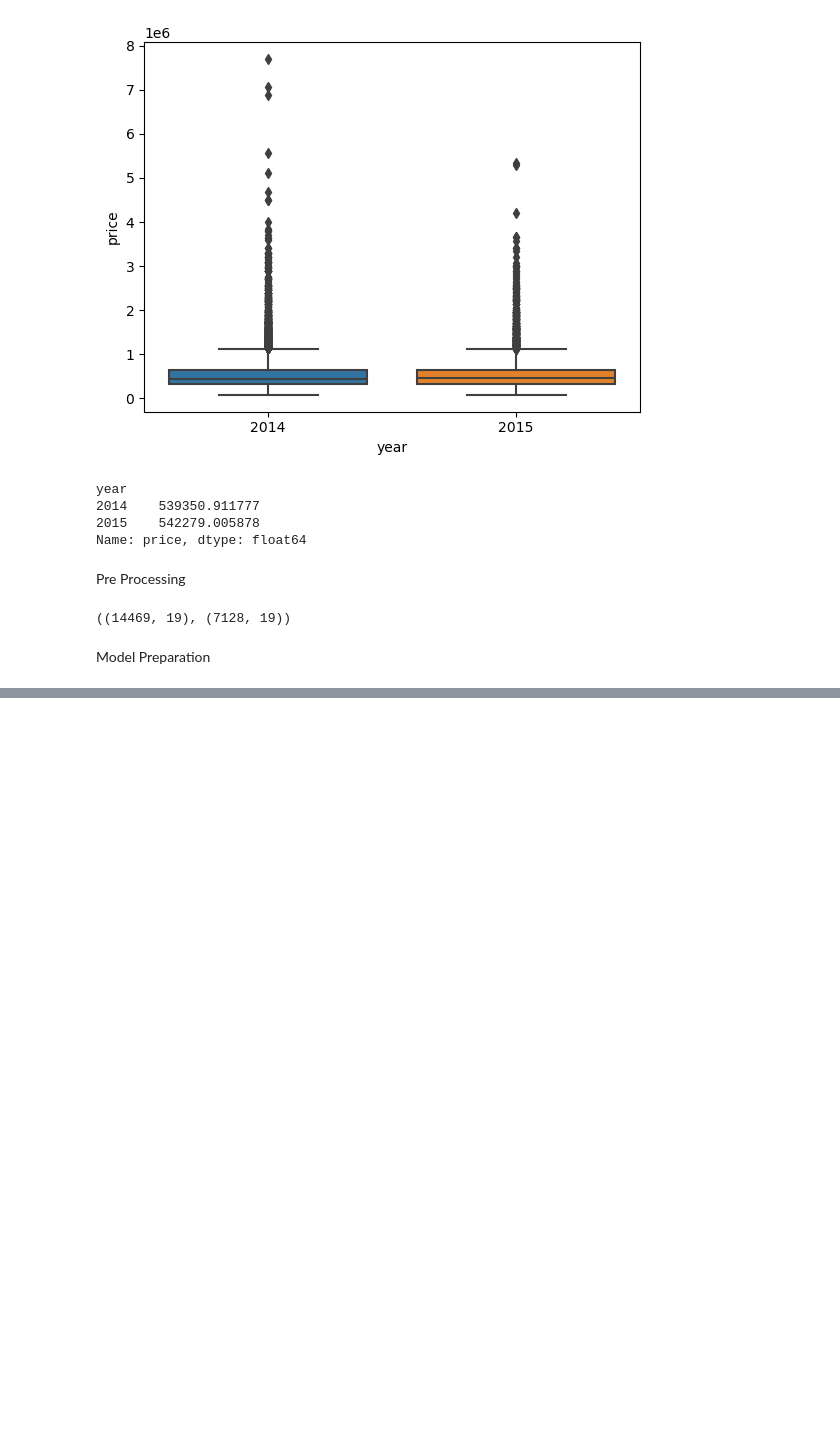
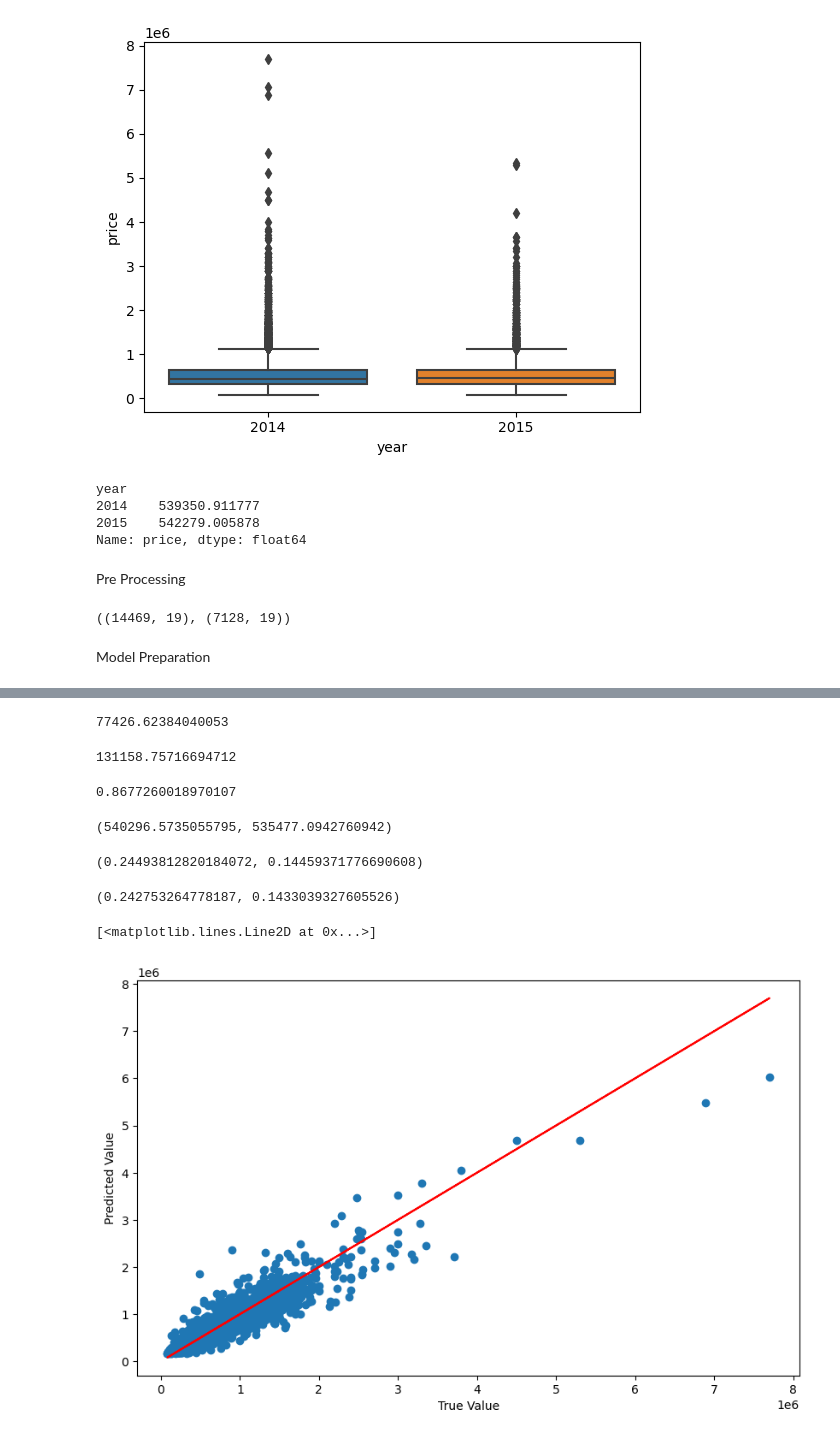
Before and after one commit to anmol438/Keras-Projects, a Jupyter notebook: project1/project1.ipynb, the cells around one changed output, grey strips where cells are left out. Cells and saved outputs as stored; diff of their text form; code cells hidden in the pictures; blank space fills up the shorter version.

```diff
--- a/project1/project1.ipynb
+++ b/project1/project1.ipynb
@@ -280,0 +329,2 @@ model.compile(optimizer='adam', loss='mse')
+# %%
+predicted_value = model.predict(X_test)
@@ -280,0 +333,33 @@ model.compile(optimizer='adam', loss='mse')
+# %%
+mean_absolute_error(y_test, predicted_value)
+# %% [output]
+77426.62384040053
+# %%
+np.sqrt(mean_squared_error(y_test, predicted_value))
+# %% [output]
+131158.75716694712
+# %%
+explained_variance_score(y_test, predicted_value)
+# %% [output]
+0.8677260018970107
+# %%
+y.mean(), y_test.mean()
+# %% [output]
+(540296.5735055795, 535477.0942760942)
+# %%
+np.sqrt(mean_squared_error(y_test, predicted_value))/y_test.mean(), mean_absolute_error(y_test, predicted_value)/y_test.mean()
+# %% [output]
+(0.24493812820184072, 0.14459371776690608)
+# %%
+np.sqrt(mean_squared_error(y_test, predicted_value))/y.mean(), mean_absolute_error(y_test, predicted_value)/y.mean()
+# %% [output]
+(0.242753264778187, 0.1433039327605526)
+# %%
+plt.figure(figsize= (10,6))
+plt.xlabel('True Value')
+plt.ylabel('Predicted Value')
+plt.scatter(y_test, predicted_value)
+plt.plot(y_test, y_test, 'r')
+# %% [output]
+[<matplotlib.lines.Line2D at 0x...>]
+[figure, added]
```
Also changed, not shown: parts of 13 cells of this notebook.
